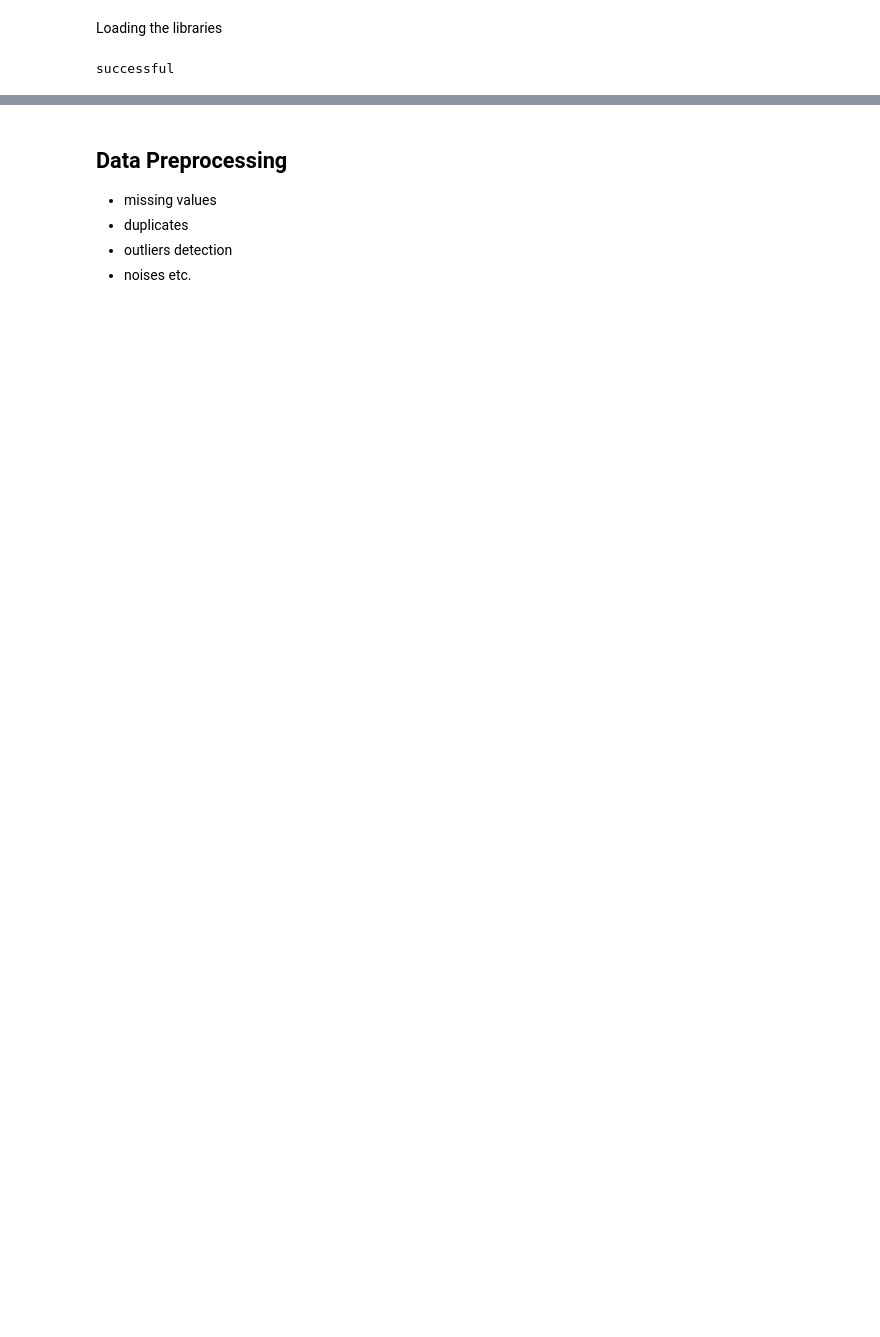
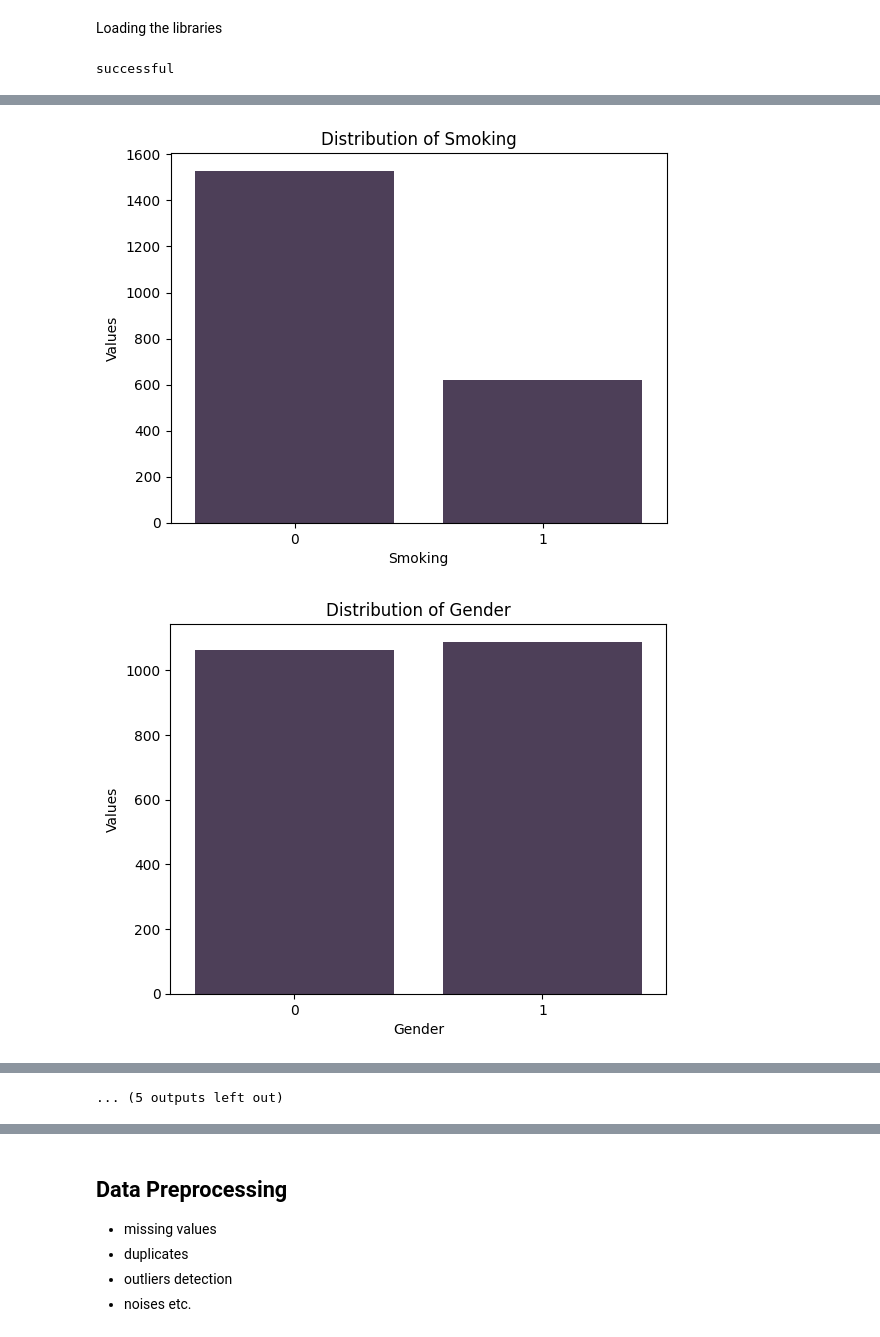
Before and after one commit to Odelolasolomon/Deep-Learning-and-Classical-ML-models-for-Dementia-Prediction, a Jupyter notebook: Predicting Dementia/Tabular.ipynb, the cells around one changed output, grey strips where cells are left out. Drawn from its saved outputs; the diff is of its cells as text; code cells hidden in the pictures; blank space fills up the shorter version.

```diff
--- a/Predicting Dementia/Tabular.ipynb
+++ b/Predicting Dementia/Tabular.ipynb
@@ -65,0 +191,4 @@ dtype: int64
+# %%
+histplot_data = ['Age','BMI', 'AlcoholConsumption', 'PhysicalActivity', 'DietQuality','SleepQuality', 'SystolicBP',
+                 'DiastolicBP', 'CholesterolTotal','CholesterolLDL', 'CholesterolHDL','CholesterolTriglycerides',
+                 'MMSE', 'FunctionalAssessment','ADL' ]
@@ -65,0 +262,6 @@ dtype: int64
+# %%
+columns_list = list(demen_df.columns)
+
+countplot_data = set(columns_list)-set(histplot_data)-set(['DoctorInCharge', 'PatientID', 'Diagnosis'])
+countplot_data = list(countplot_data)
+countplot_data
@@ -65,0 +286,13 @@ dtype: int64
+# %%
+def count_plot(data, column):
+    for col in column:
+        sns.countplot(data= data, x = col, color= '#4d3b5c')
+        plt.xlabel(col)
+        plt.ylabel("Values")
+        plt.title(f"Distribution of {col}")
+        plt.show()
+# %%
+count_plot(demen_df, countplot_data)
+# %% [output]
+[figure, added]
+[figure, added]
@@ -65,0 +309 @@ dtype: int64
+... (5 outputs left out)
```
Also changed, not shown: parts of 45 cells of this notebook, 2 other files.
